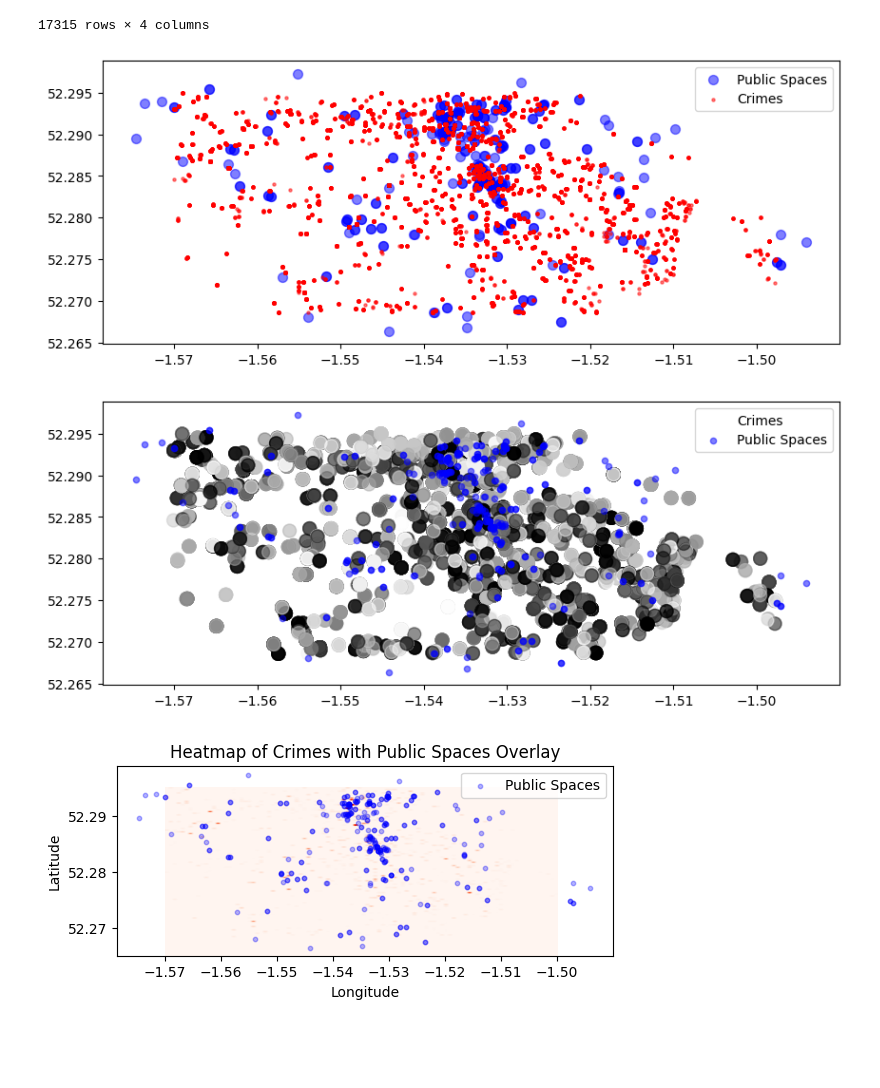
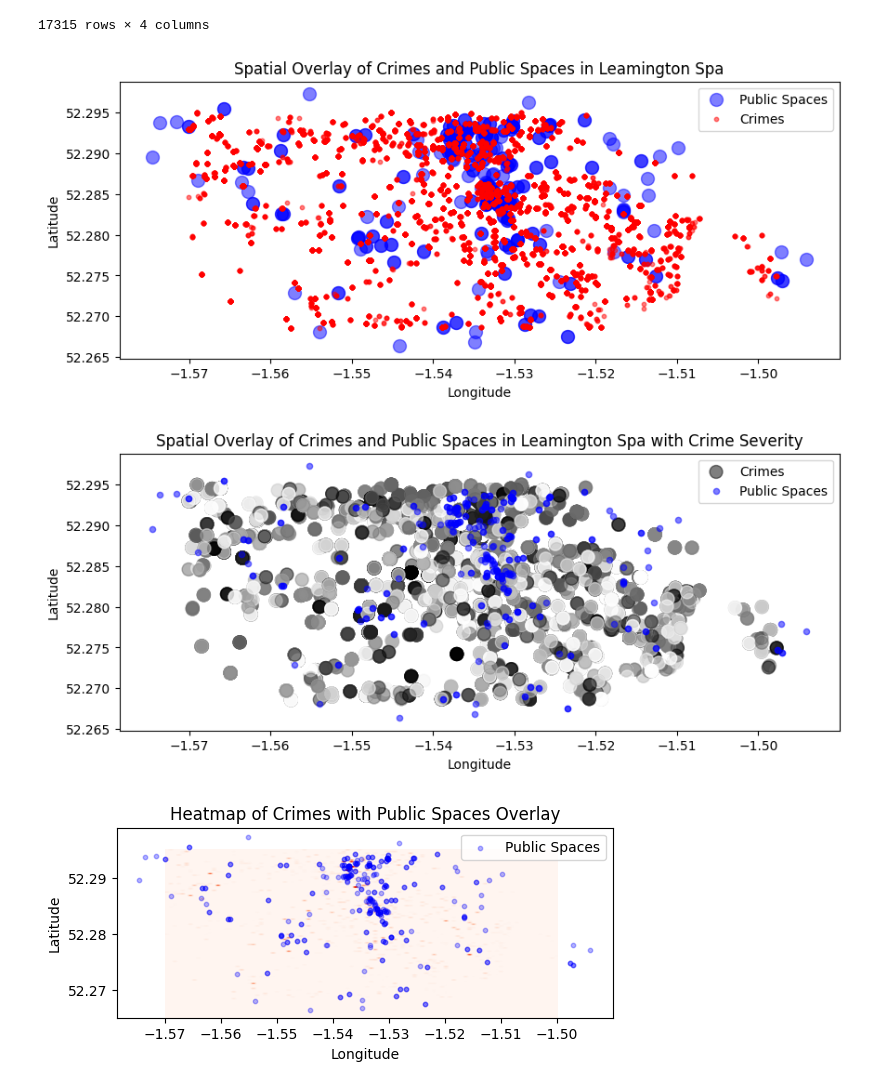
Before and after one commit to loisperryman02/proutectapp, a Jupyter notebook: mobile-application/python-files/generating_heatmaps.ipynb, the cells around one changed output. Saved outputs shown, nothing was run; the diff lists cells and outputs as text; code cells hidden in the pictures; blank space fills up the shorter version.

```diff
--- a/mobile-application/python-files/generating_heatmaps.ipynb
+++ b/mobile-application/python-files/generating_heatmaps.ipynb
@@ -197,27 +171,25 @@ HeatMap(heat_data).add_to(map)
 # Save to HTML or display
 map.save('leamington_severity_heatmap.html')
 # %%
-# import geopandas as gpd
-# import matplotlib.pyplot as plt
-
-# # Assuming 'public_spaces' and 'crimes_combined' are your DataFrame names for public spaces and crimes respectively.
-
-# Create GeoDataFrames
 gdf_public_spaces = gpd.GeoDataFrame(places_df, geometry=gpd.points_from_xy(places_df.Longitude, places_df.Latitude))
 gdf_crimes = gpd.GeoDataFrame(combined_df, geometry=gpd.points_from_xy(combined_df.Longitude, combined_df.Latitude))
 
 # Plotting
 fig, ax = plt.subplots(figsize=(10, 10))
-gdf_public_spaces.plot(ax=ax, color='blue', markersize=50, label='Public Spaces', alpha=0.5)  # Public spaces in blue
-gdf_crimes.plot(ax=ax, color='red', markersize=5, label='Crimes', alpha=0.5)  # Crimes in red
+gdf_public_spaces.plot(ax=ax, color='blue', markersize=100, label='Public Spaces', alpha=0.5)  # Public spaces in blue
+gdf_crimes.plot(ax=ax, color='red', markersize=10, label='Crimes', alpha=0.5)  # Crimes in red
+
+plt.xlabel('Longitude')
+plt.ylabel('Latitude')
+plt.title('Spatial Overlay of Crimes and Public Spaces in Leamington Spa')
 
 # Legend
 plt.legend()
 
 # Display
 plt.show()
 # %% [output]
-[figure, old version]
+[figure, new version]
 # %%
 import geopandas as gpd
 import matplotlib.pyplot as plt
@@ -231,13 +203,17 @@ gdf_crimes = gpd.GeoDataFrame(updated_df, geometry=gpd.points_from_xy(updated_df
 
 # Plotting
 fig, ax = plt.subplots(figsize=(10, 10))
-gdf_crimes.plot(ax=ax, column='Severity Score', cmap='Greys', markersize=100, alpha=0.5, label='Crimes')  # Crimes colored by severity
+gdf_crimes.plot(ax=ax, column='Severity Score', cmap='Greys_r', markersize=100, alpha=0.5, label='Crimes')  # Crimes colored by severity
 gdf_public_spaces.plot(ax=ax, color='blue', markersize=20, alpha=0.5, label='Public Spaces')  # Public spaces in blue
+
+plt.xlabel('Longitude')
+plt.ylabel('Latitude')
+plt.title('Spatial Overlay of Crimes and Public Spaces in Leamington Spa with Crime Severity')
 
 plt.legend()
 plt.show()
 # %% [output]
-[figure, old version]
+[figure, new version]
 # %%
 import matplotlib.pyplot as plt
 import seaborn as sns
```
Also changed, not shown: parts of 2 cells of this notebook, 28 other files.
